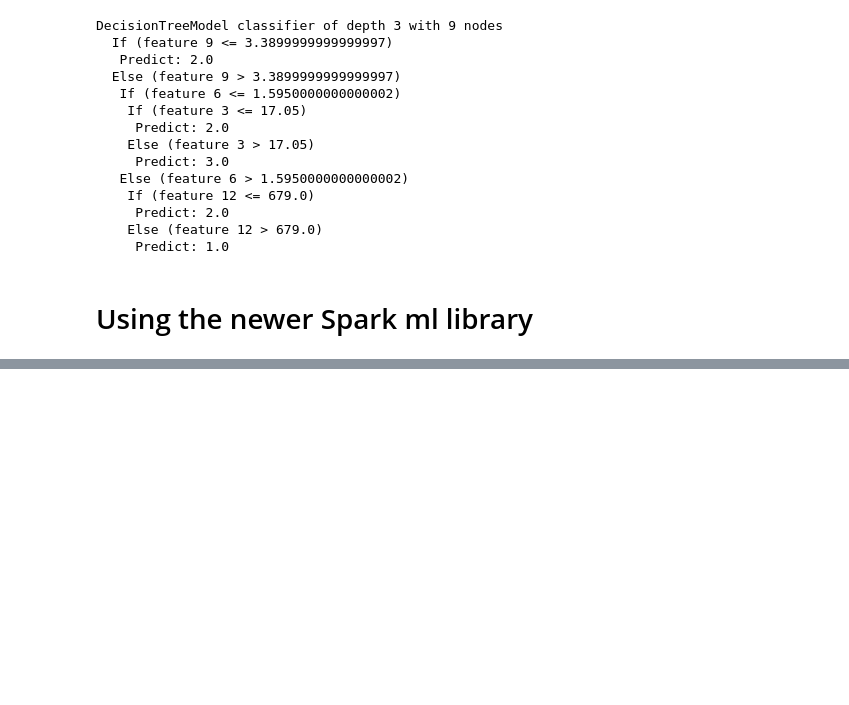
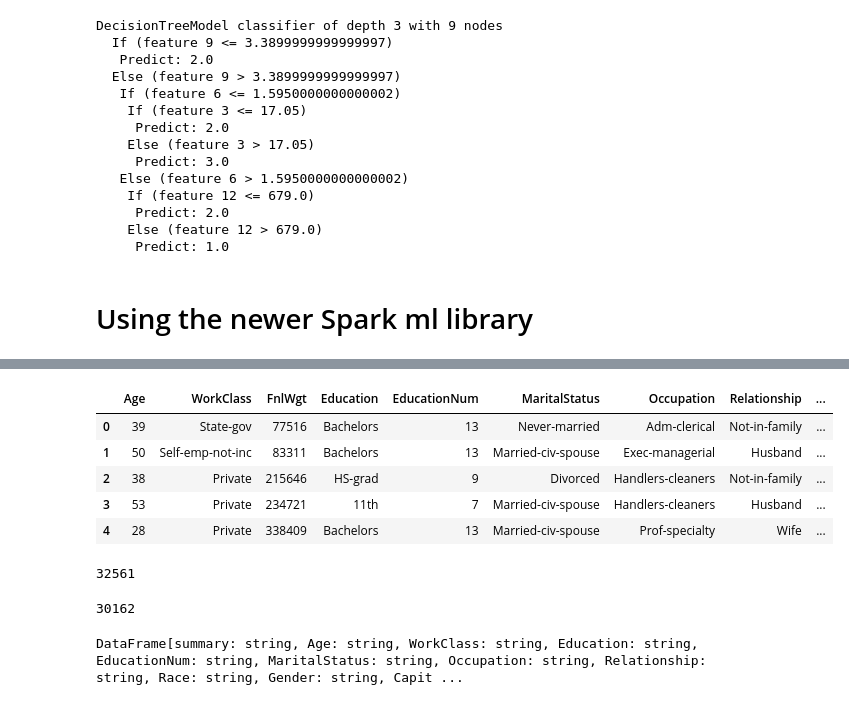
Before and after one commit to manojmanivannan/ApacheSparkEssentials, a Jupyter notebook: ML_SparkByPluralsight.ipynb, the cells around one changed output, grey strips where cells are left out. Drawn from its saved outputs; the diff is of its cells as text; code cells hidden in the pictures; blank space fills up the shorter version.

```diff
--- a/ML_SparkByPluralsight.ipynb
+++ b/ML_SparkByPluralsight.ipynb
@@ -253,0 +413,22 @@ DecisionTreeModel classifier of depth 3 with 9 nodes
+# %%
+rawData = spark.read\
+                .format('csv')\
+                .option('header','false')\
+                .option('ignoreLeadingWhiteSpace','true')\
+                .load('adult.csv')
+# %%
+dataset = rawData.toDF('Age',
+                       'WorkClass',
+                       'FnlWgt',
+                       'Education',
+                       'EducationNum',
+                       'MaritalStatus',
+                       'Occupation',
+                       'Relationship',
+                       'Race',
+                       'Gender',
+                       'CapitalGain',
+                       'CapitalLoss',
+                       'HoursPerWeek',
+                       'NativeCountry',
+                       'Label')
@@ -253,0 +443,24 @@ DecisionTreeModel classifier of depth 3 with 9 nodes
+# %%
+dataset.toPandas().head()
+# %% [output]
+|  | Age | WorkClass | FnlWgt | Education | EducationNum | MaritalStatus | Occupation | Relationship | ... |
+| 0 | 39 | State-gov | 77516 | Bachelors | 13 | Never-married | Adm-clerical | Not-in-family | ... |
+| 1 | 50 | Self-emp-not-inc | 83311 | Bachelors | 13 | Married-civ-spouse | Exec-managerial | Husband | ... |
+| 2 | 38 | Private | 215646 | HS-grad | 9 | Divorced | Handlers-cleaners | Not-in-family | ... |
+| 3 | 53 | Private | 234721 | 11th | 7 | Married-civ-spouse | Handlers-cleaners | Husband | ... |
+| 4 | 28 | Private | 338409 | Bachelors | 13 | Married-civ-spouse | Prof-specialty | Wife | ... |
+# %%
+dataset = dataset.drop('FnlWgt')
+dataset = dataset.replace('?',None)
+dataset.count()
+# %% [output]
+32561
+# %%
+dataset = dataset.dropna(how='any')
+dataset.count()
+# %% [output]
+30162
+# %%
+dataset.describe()
+# %% [output]
+DataFrame[summary: string, Age: string, WorkClass: string, Education: string, EducationNum: string, MaritalStatus: string, Occupation: string, Relationship: string, Race: string, Gender: string, Capit ...
```
Also changed, not shown: parts of 51 cells of this notebook.
